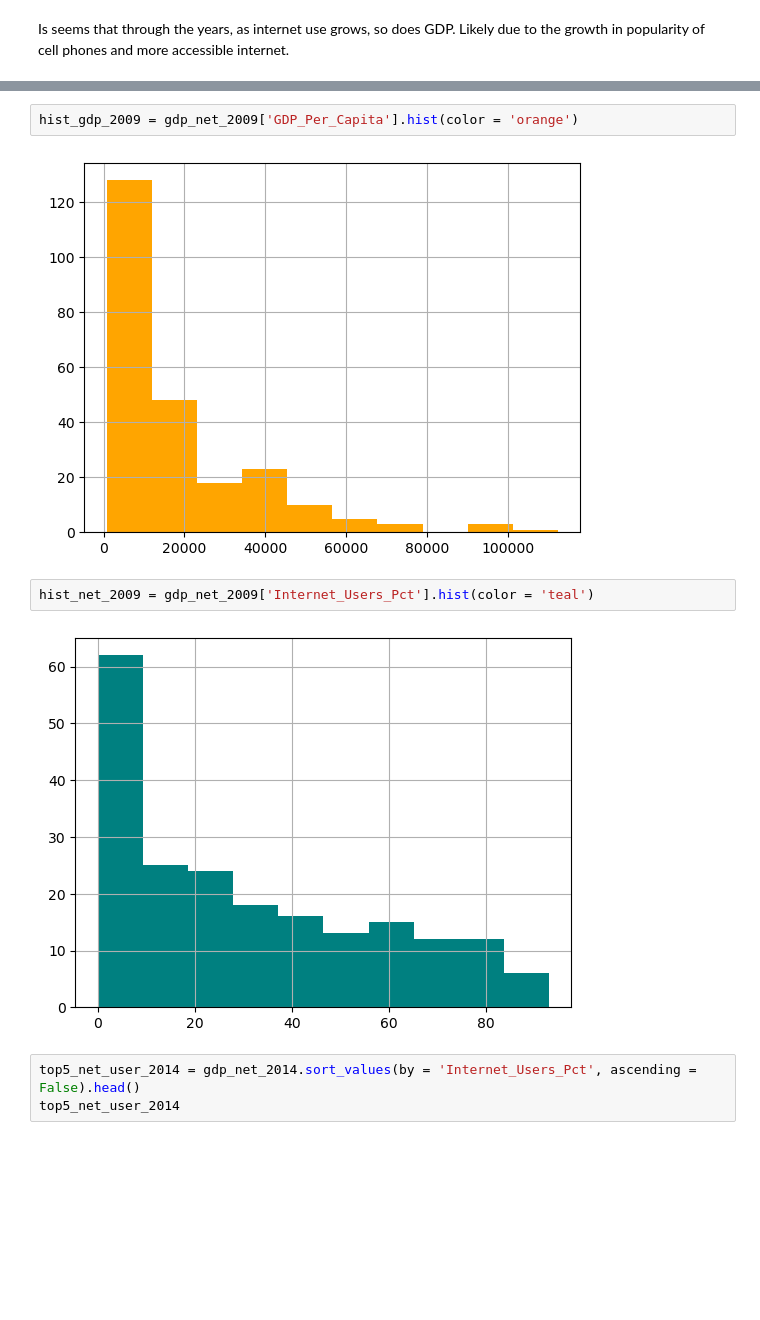
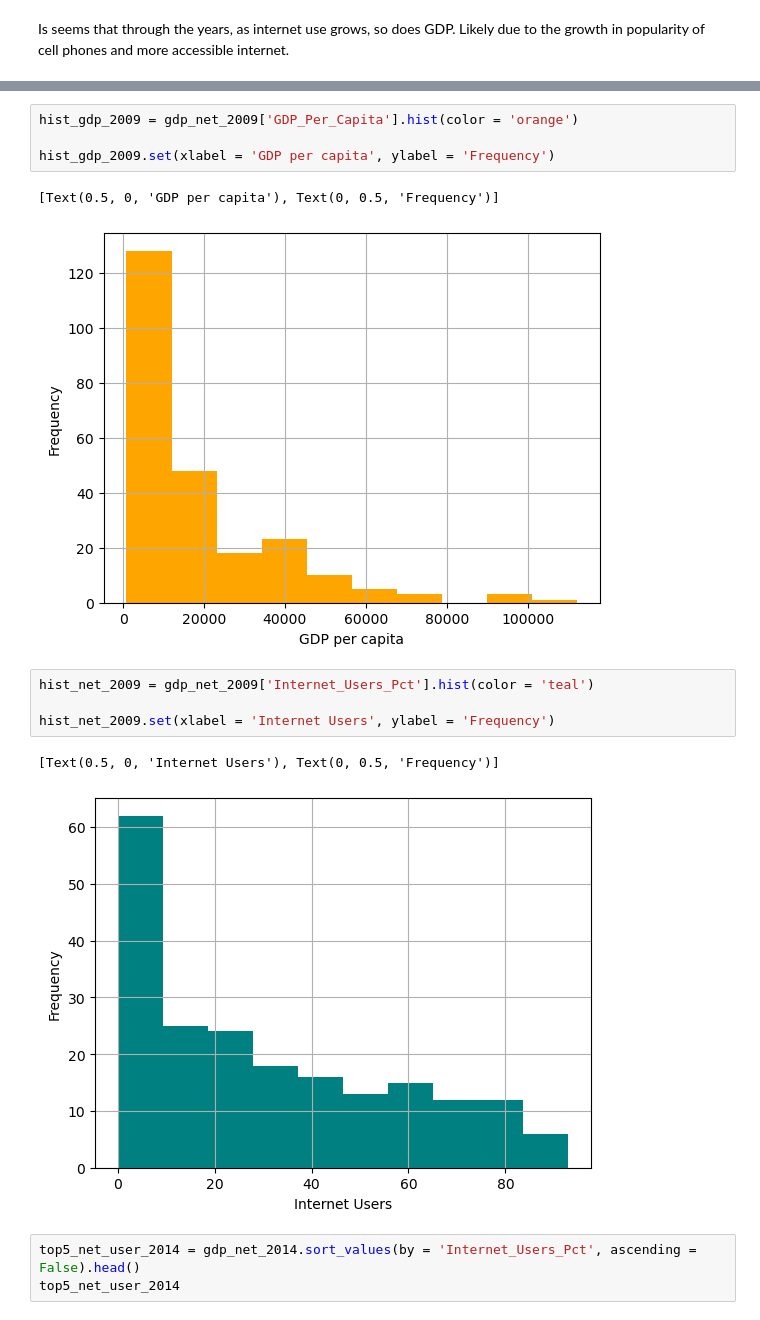
Before and after one commit to KoganScherer37/un_project-KoganScherer37, a Jupyter notebook: notebooks/UN_Project.ipynb, the cells around one changed output, grey strips where cells are left out. Saved outputs shown, nothing was run; the diff lists cells and outputs as text; blank space fills up the shorter version.

```diff
--- a/notebooks/UN_Project.ipynb
+++ b/notebooks/UN_Project.ipynb
@@ -789,11 +801,17 @@ hist_net_2004 = gdp_net_2004['Internet_Users_Pct'].hist(color = 'teal')
 # %%
 hist_gdp_2009 = gdp_net_2009['GDP_Per_Capita'].hist(color = 'orange')
+
+hist_gdp_2009.set(xlabel = 'GDP per capita', ylabel = 'Frequency')
 # %% [output]
+[Text(0.5, 0, 'GDP per capita'), Text(0, 0.5, 'Frequency')]
-[figure, old version]
+[figure, new version]
 # %%
 hist_net_2009 = gdp_net_2009['Internet_Users_Pct'].hist(color = 'teal')
+
+hist_net_2009.set(xlabel = 'Internet Users', ylabel = 'Frequency')
 # %% [output]
+[Text(0.5, 0, 'Internet Users'), Text(0, 0.5, 'Frequency')]
-[figure, old version]
+[figure, new version]
 # %%
 top5_net_user_2014 = gdp_net_2014.sort_values(by = 'Internet_Users_Pct', ascending = False).head()
 top5_net_user_2014
```
Also changed, not shown: parts of 6 cells of this notebook.
